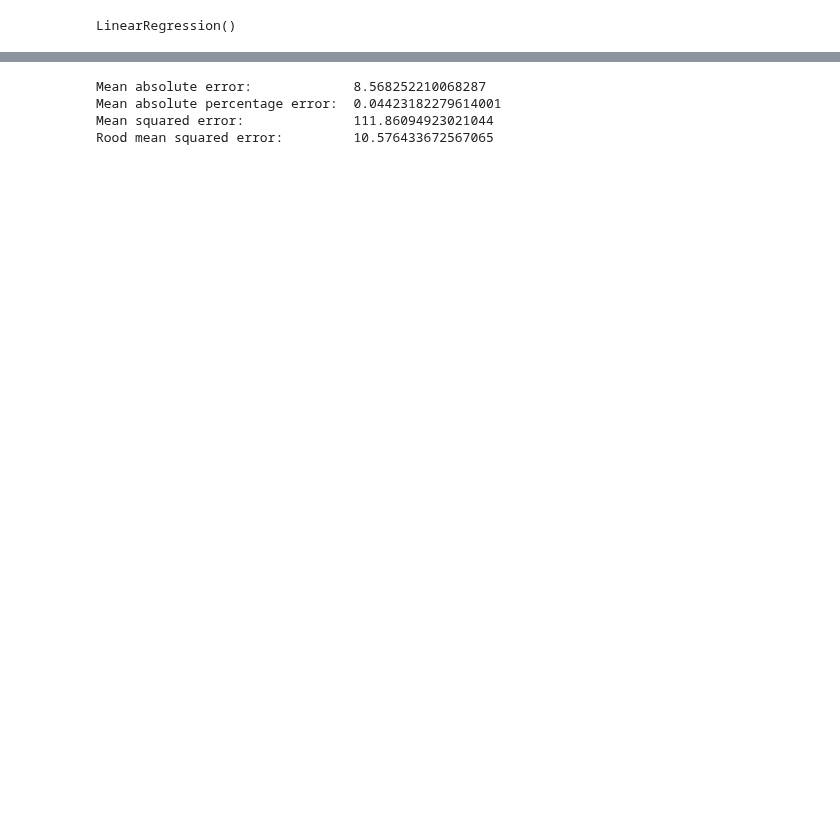
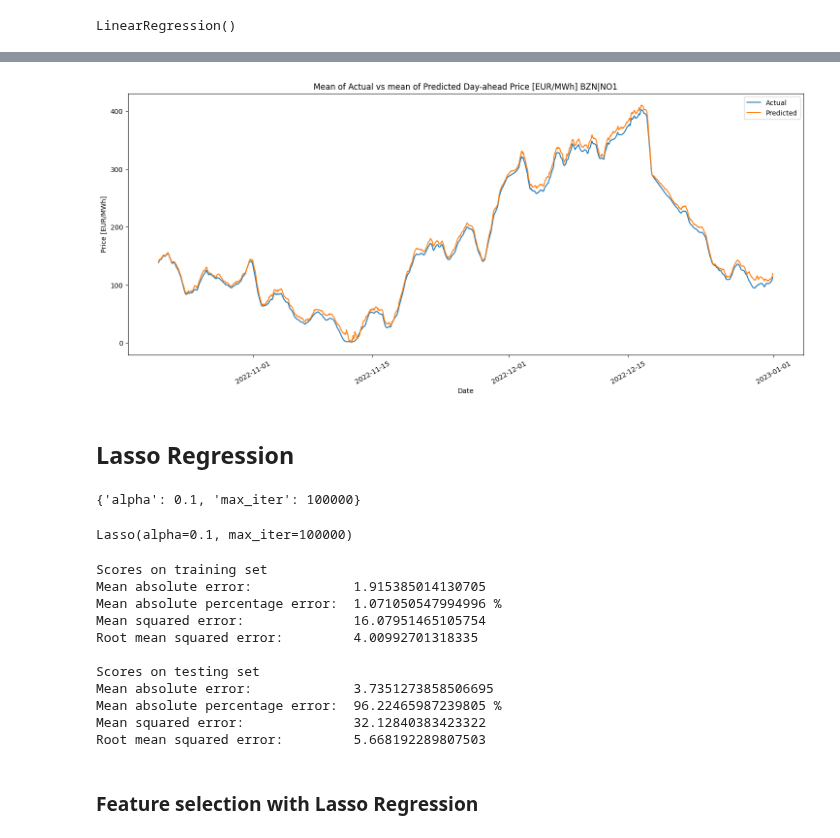
Before and after one commit to HIOF-Bachelor-Project-Group-7/Time-series-energy-price-prediction-bidding-zone-N01, a Jupyter notebook: code/LinearRegression.ipynb, the cells around one changed output, grey strips where cells are left out. Drawn from its saved outputs; the diff is of its cells as text; code cells hidden in the pictures; blank space fills up the shorter version.

```diff
--- a/code/LinearRegression.ipynb
+++ b/code/LinearRegression.ipynb
@@ -21,6 +23,15 @@ data['ds'] = pd.to_datetime(data['ds'])
 data['month'] = data['ds'].dt.month
 data['day'] = data['ds'].dt.day
 data['hour'] = data['ds'].dt.hour
+data['weekday'] = data['ds'].dt.weekday
+
+# Technical indicators
+# Moving average deviation
+data['MAD'] = data['y'].rolling(window=24).mean() - data['y']
+# Percentage range
+data['PR'] = (data['y'].rolling(window=24).max() - data['y'].rolling(window=24).min()) / data['y'].rolling(window=24).mean()
+# Percentage price change moving average
+data['PPCMA'] = data['y'].rolling(window=24).mean().pct_change()
 # %%
 # Set the 'ds' column as the index of the dataframe
 data.set_index('ds', inplace=True)
@@ -79,3 +156,51 @@ LinearRegression()
+# %%
+# Set the figure size
+plt.figure(figsize=(18, 7))
+
+# Plot the mean of the actual and predicted values
+plt.plot(y_test.index, np.mean(y_test, axis=1), label='Actual')
+plt.plot(y_test.index, np.mean(predicted_test, axis=1), label='Predicted')
+
+# Set the title and axis labels
+plt.title('Mean of Actual vs mean of Predicted Day-ahead Price [EUR/MWh] BZN|NO1')
+plt.xlabel('Date')
+plt.ylabel('Price [EUR/MWh]')
+
+# Rotate the x-axis labels
+plt.xticks(rotation=30)
+
+# Add a legend
+plt.legend()
+
+# Show the plot
+plt.show()
+# %% [output]
+[figure, added]
+# %% [markdown]
+## Lasso Regression
+# %%
+params = {
+    'alpha': [0.01, 0.1, 0.2, 0.3, 0.5, 0.7, 1],
+    'max_iter': [100000]
+}
+
+lasso = Lasso()
+
+lasso_regressor = GridSearchCV(lasso, params, scoring='neg_mean_squared_error', cv=5)
+
+lasso_regressor.fit(X_train, y_train)
+
+print(lasso_regressor.best_params_)
+# %% [output]
+{'alpha': 0.1, 'max_iter': 100000}
+# %%
+# Create a Lasso Regression model with the optimal hyperparameters
+model = lasso_regressor.best_estimator_
+
+# Fit the model to the training set
+model.fit(X_train, y_train)
+# %% [output]
+Lasso(alpha=0.1, max_iter=100000)
 # %%
 # Make a prediction on the training set
 predicted_train = model.predict(X_train)
@@ -87,7 +212,7 @@ print("Mean absolute error:            ", mae)
 
 # Calculate the mean absolute percentage error (MAPE) between the predicted and actual values
 mape = mean_absolute_percentage_error(y_train, predicted_train)
-print("Mean absolute percentage error: ", mape*100. , '%')
+print("Mean absolute percentage error: ", mape*100, '%')
 
 # Calculating the mean squared error (MSE) between the predicted and actual values
 mse = mean_squared_error(y_train, predicted_train)
@@ -117,7 +242,16 @@ print("Mean squared error:             ", mse)
 rmse = math.sqrt(mse)
 print("Root mean squared error:        ", rmse)
 # %% [output]
-Mean absolute error:             8.568252210068287
-Mean absolute percentage error:  0.04423182279614001
-Mean squared error:              111.86094923021044
-Rood mean squared error:         10.576433672567065
+Scores on training set
+Mean absolute error:             1.915385014130705
+Mean absolute percentage error:  1.071050547994996 %
+Mean squared error:              16.07951465105754
+Root mean squared error:         4.00992701318335
+
+Scores on testing set
+Mean absolute error:             3.7351273858506695
+Mean absolute percentage error:  96.22465987239805 %
+Mean squared error:              32.12840383423322
+Root mean squared error:         5.668192289807503
+# %% [markdown]
+### Feature selection with Lasso Regression
```
Also changed, not shown: parts of 32 cells of this notebook.
